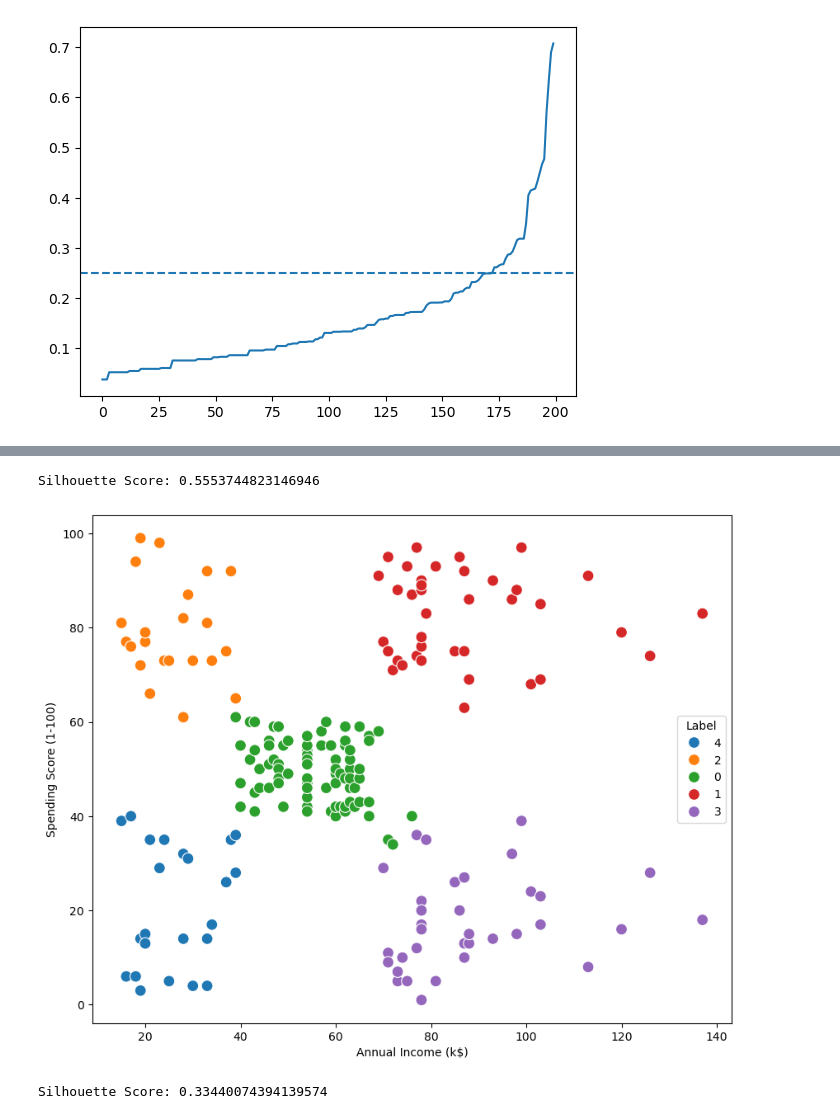
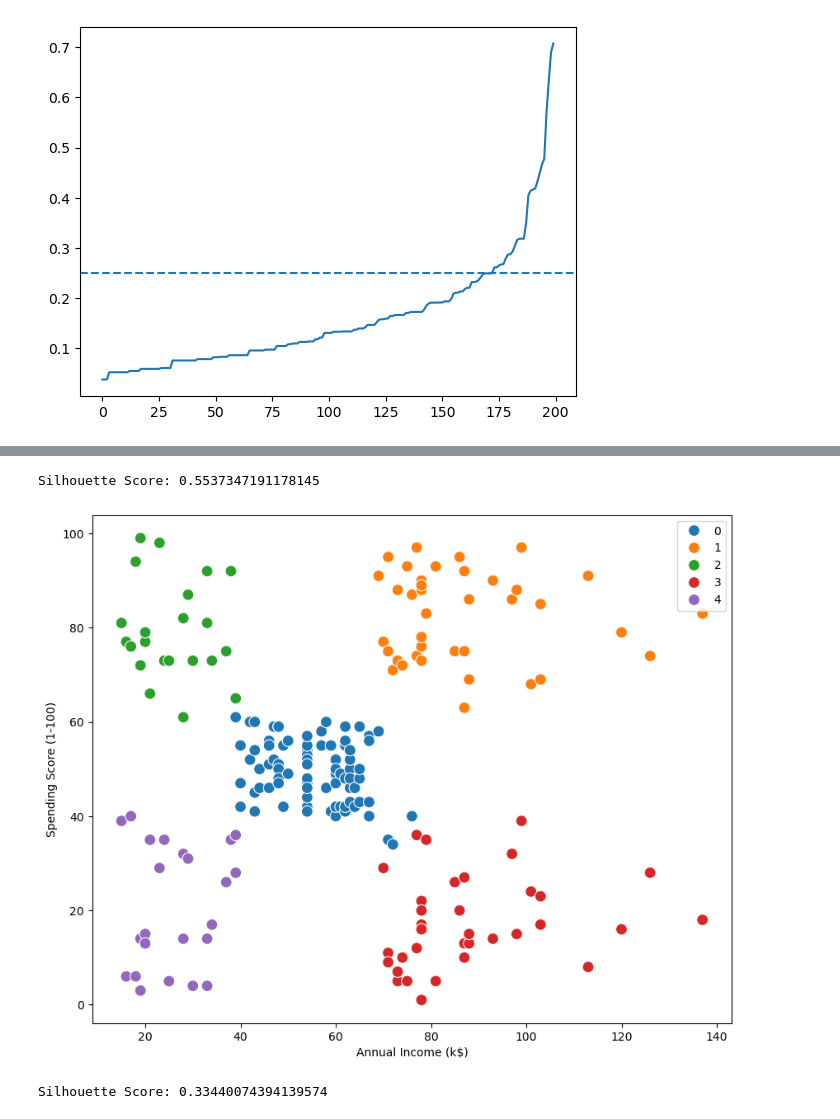
Before and after one commit to TarReinThway/DBSCAN_GroupProject, a Jupyter notebook: dbscan.ipynb, the cells around one changed output, grey strips where cells are left out. Cells and saved outputs as stored; diff of their text form; code cells hidden in the pictures.

```diff
--- a/dbscan.ipynb
+++ b/dbscan.ipynb
@@ -56,8 +56,6 @@ plt.axhline(y=0.25, linestyle='--')
 [figure]
 # %%
 cluster = DBSCAN(eps = 0.25, min_samples=4)
-df['Label'] = cluster.fit_predict(df_scaled).astype(str)
-
 labels = cluster.fit_predict(df_scaled)
 mask = labels != -1
 if len(set(labels[mask])) > 1:
@@ -67,7 +65,7 @@ else:
     print("Not enough clusters to compute silhouette score")
 
 plt.figure(figsize = (10,8))
-sns.scatterplot(x = 'Annual Income (k$)', y = 'Spending Score (1-100)', data = df, hue = 'Label', palette = 'tab10', s=100)
+sns.scatterplot(x = 'Annual Income (k$)', y = 'Spending Score (1-100)', data = df, hue = labels, palette = 'tab10', s=100)
 plt.show()
 # %% [output]
 Silhouette Score: 0.43068698880669604
@@ -75,17 +88,15 @@ Silhouette Score: 0.43068698880669604
 # %%
 kmeans = KMeans(n_clusters=5, random_state = 42)
-df['Label'] = kmeans.fit_predict(df).astype(str)
-
 labels = kmeans.fit_predict(df)
 score = silhouette_score(df, labels)
 print("Silhouette Score:", score)
 
 plt.figure(figsize = (10,8))
-sns.scatterplot(x = 'Annual Income (k$)', y = 'Spending Score (1-100)', data = df, hue = 'Label', palette = 'tab10', s=100)
+sns.scatterplot(x = 'Annual Income (k$)', y = 'Spending Score (1-100)', data = df, hue = labels, palette = 'tab10', s=100)
 plt.show()
 # %% [output]
-Silhouette Score: 0.5553744823146946
+Silhouette Score: 0.5537347191178145
-[figure, old version]
+[figure, new version]
 # %%
 X, y = make_moons(n_samples=1000, noise = 0.05, random_state=42)
 dbscan = DBSCAN(eps = 0.2, min_samples=5)
```
Also changed, not shown: parts of 3 cells of this notebook.
